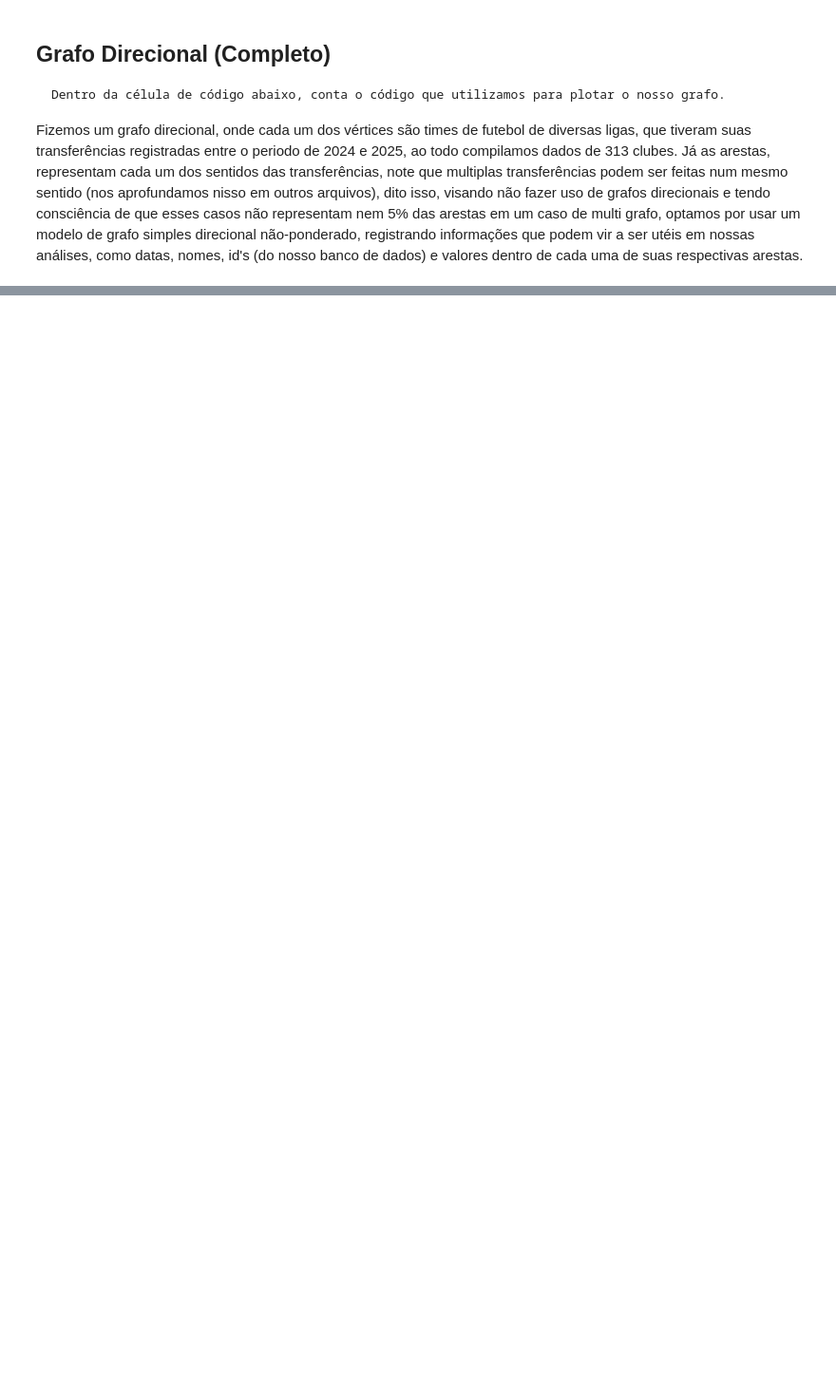
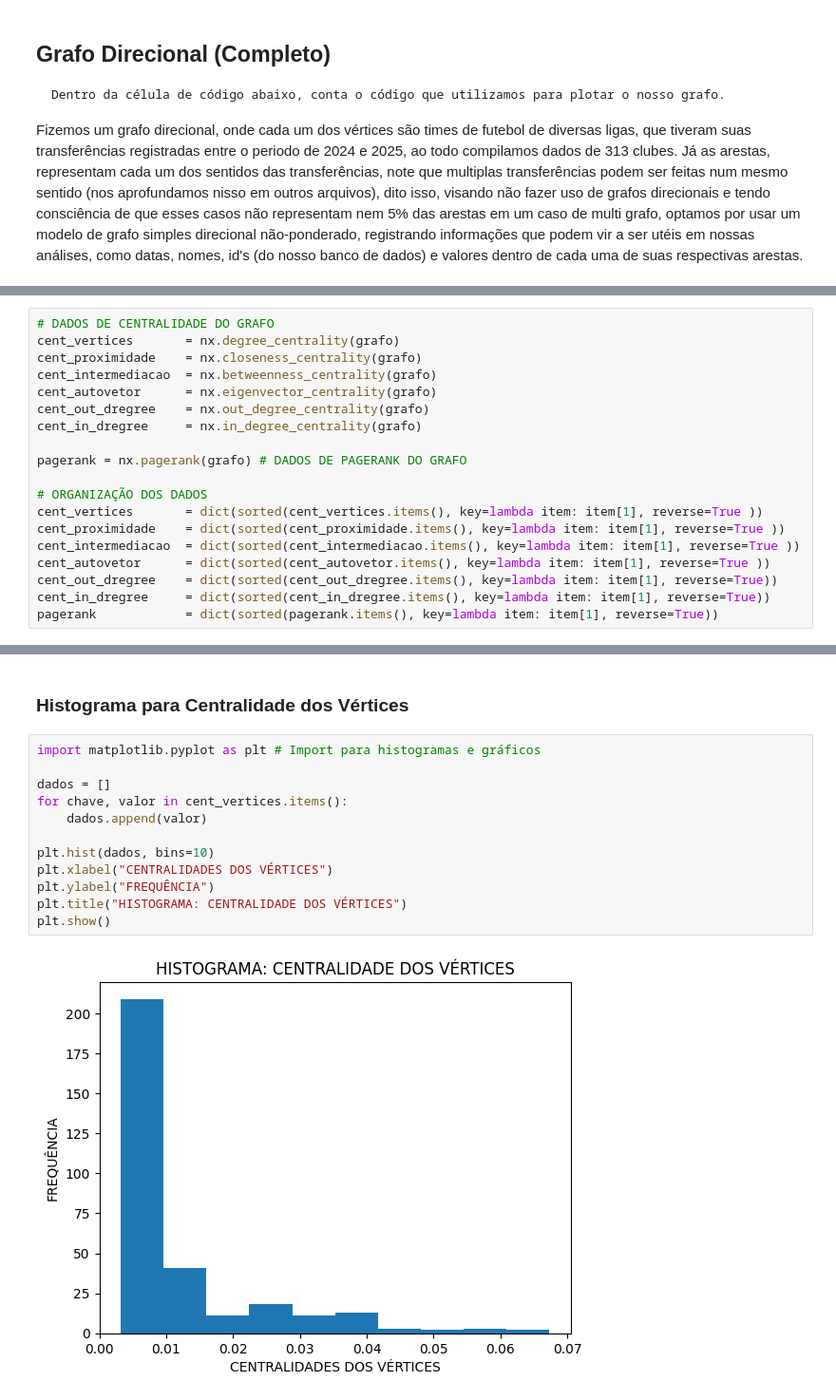
Before and after one commit to falcaoalvinho/projeto-cr-ufabc, a Jupyter notebook: plotagem.ipynb, the cells around one changed output, grey strips where cells are left out. Shown at 95% size. Saved outputs shown, nothing was run; the diff lists cells and outputs as text; blank space fills up the shorter version.

Commit message:
plotagem das métricas de centralidade e pagerank em histogramas

```diff
--- a/plotagem.ipynb
+++ b/plotagem.ipynb
@@ -62,0 +67,19 @@ ARESTAS DO GRAFO: 508
+# %%
+# DADOS DE CENTRALIDADE DO GRAFO
+cent_vertices       = nx.degree_centrality(grafo)
+cent_proximidade    = nx.closeness_centrality(grafo)
+cent_intermediacao  = nx.betweenness_centrality(grafo)
+cent_autovetor      = nx.eigenvector_centrality(grafo)
+cent_out_dregree    = nx.out_degree_centrality(grafo)
+cent_in_dregree     = nx.in_degree_centrality(grafo)
+
+pagerank = nx.pagerank(grafo) # DADOS DE PAGERANK DO GRAFO
+
+# ORGANIZAÇÃO DOS DADOS
+cent_vertices       = dict(sorted(cent_vertices.items(), key=lambda item: item[1], reverse=True ))
+cent_proximidade    = dict(sorted(cent_proximidade.items(), key=lambda item: item[1], reverse=True ))
+cent_intermediacao  = dict(sorted(cent_intermediacao.items(), key=lambda item: item[1], reverse=True ))
+cent_autovetor      = dict(sorted(cent_autovetor.items(), key=lambda item: item[1], reverse=True ))
+cent_out_dregree    = dict(sorted(cent_out_dregree.items(), key=lambda item: item[1], reverse=True))
+cent_in_dregree     = dict(sorted(cent_in_dregree.items(), key=lambda item: item[1], reverse=True))
+pagerank            = dict(sorted(pagerank.items(), key=lambda item: item[1], reverse=True))
@@ -62,0 +90,16 @@ ARESTAS DO GRAFO: 508
+# %% [markdown]
+### Histograma para Centralidade dos Vértices
+# %%
+import matplotlib.pyplot as plt # Import para histogramas e gráficos
+
+dados = []
+for chave, valor in cent_vertices.items():
+    dados.append(valor)
+
+plt.hist(dados, bins=10)
+plt.xlabel("CENTRALIDADES DOS VÉRTICES")
+plt.ylabel("FREQUÊNCIA")
+plt.title("HISTOGRAMA: CENTRALIDADE DOS VÉRTICES")
+plt.show()
+# %% [output]
+[figure, added]
```
Also changed, not shown: parts of 16 cells of this notebook, 2 other files.
